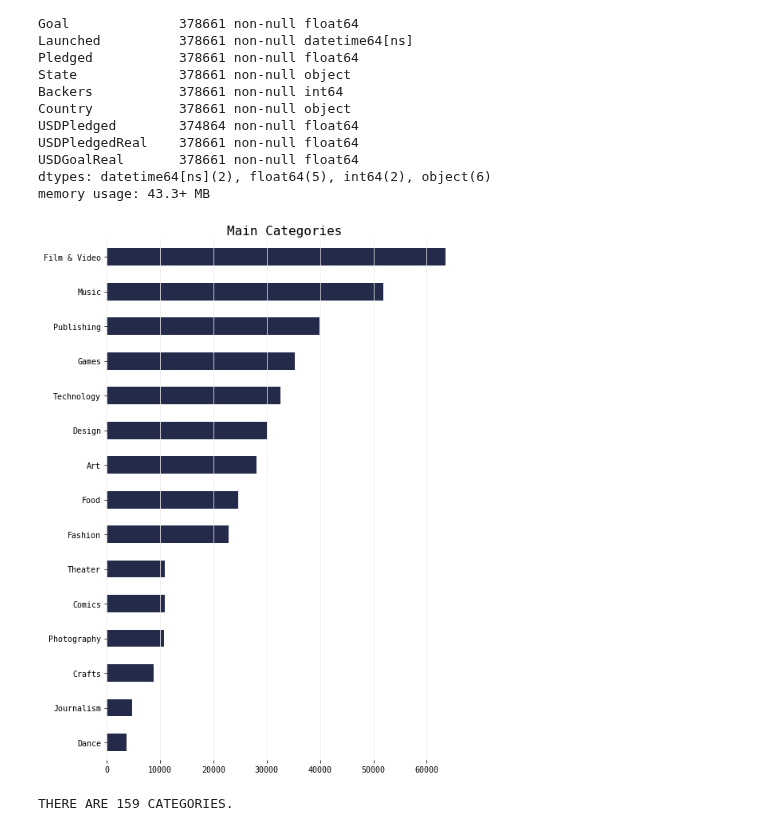
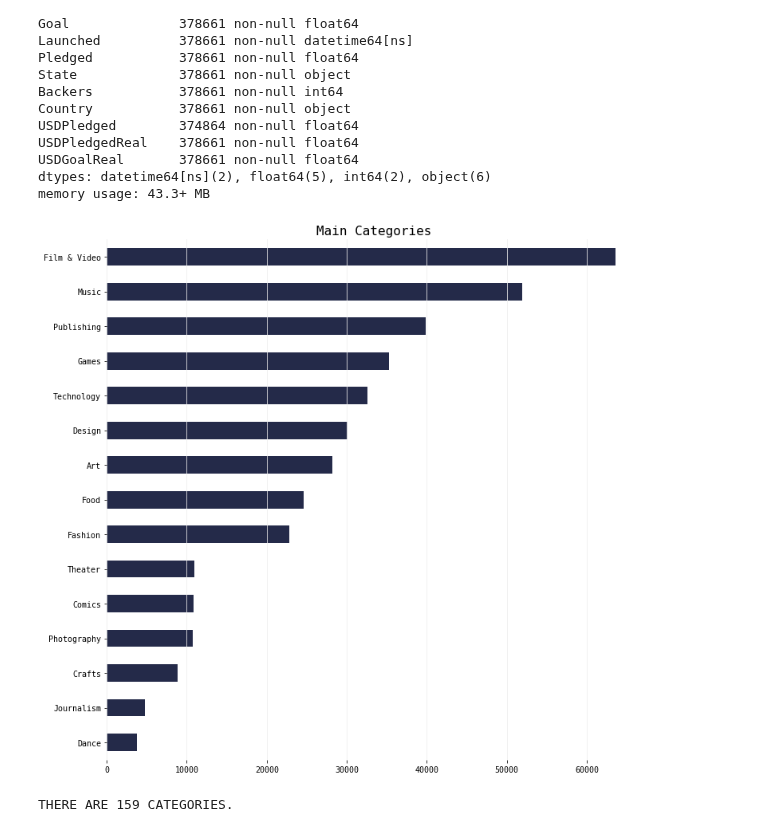
Before and after one commit to qu4ku/datasets-analysis, a Jupyter notebook: 010-kickstarter-projects.ipynb, the cells around one changed output. Saved outputs shown, nothing was run; the diff lists cells and outputs as text; code cells hidden in the pictures.

```diff
--- a/010-kickstarter-projects.ipynb
+++ b/010-kickstarter-projects.ipynb
@@ -163,13 +163,13 @@ USDGoalReal       378661 non-null float64
 dtypes: datetime64[ns](2), float64(5), int64(2), object(6)
 memory usage: 43.3+ MB
 # %%
-plt.figure(figsize=(8, 12))
+plt.figure(figsize=(12, 12))
 plt.axes(frameon=False)
 df.MainCategory.value_counts().sort_values(ascending=True).plot(kind='barh', color=MC);
 plt.grid(axis='x', color=SC)
 plt.title('Main Categories');
 # %% [output]
-[figure, old version]
+[figure, new version]
 # %%
 categories_num = len(df.Category.value_counts())
 print(f'There are {categories_num} categories.'.upper())
```
Also changed, not shown: parts of 11 cells of this notebook, 1 other file.
